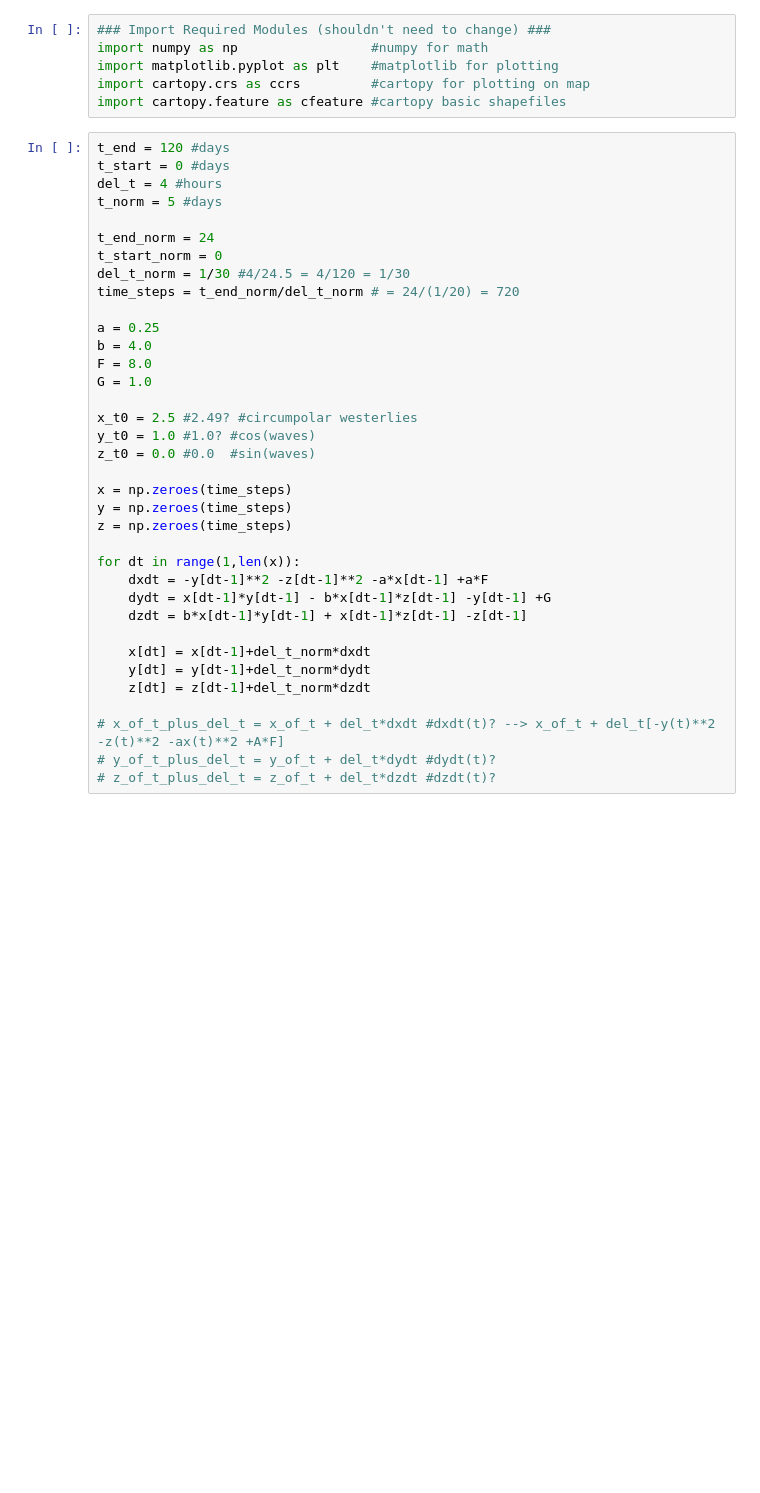
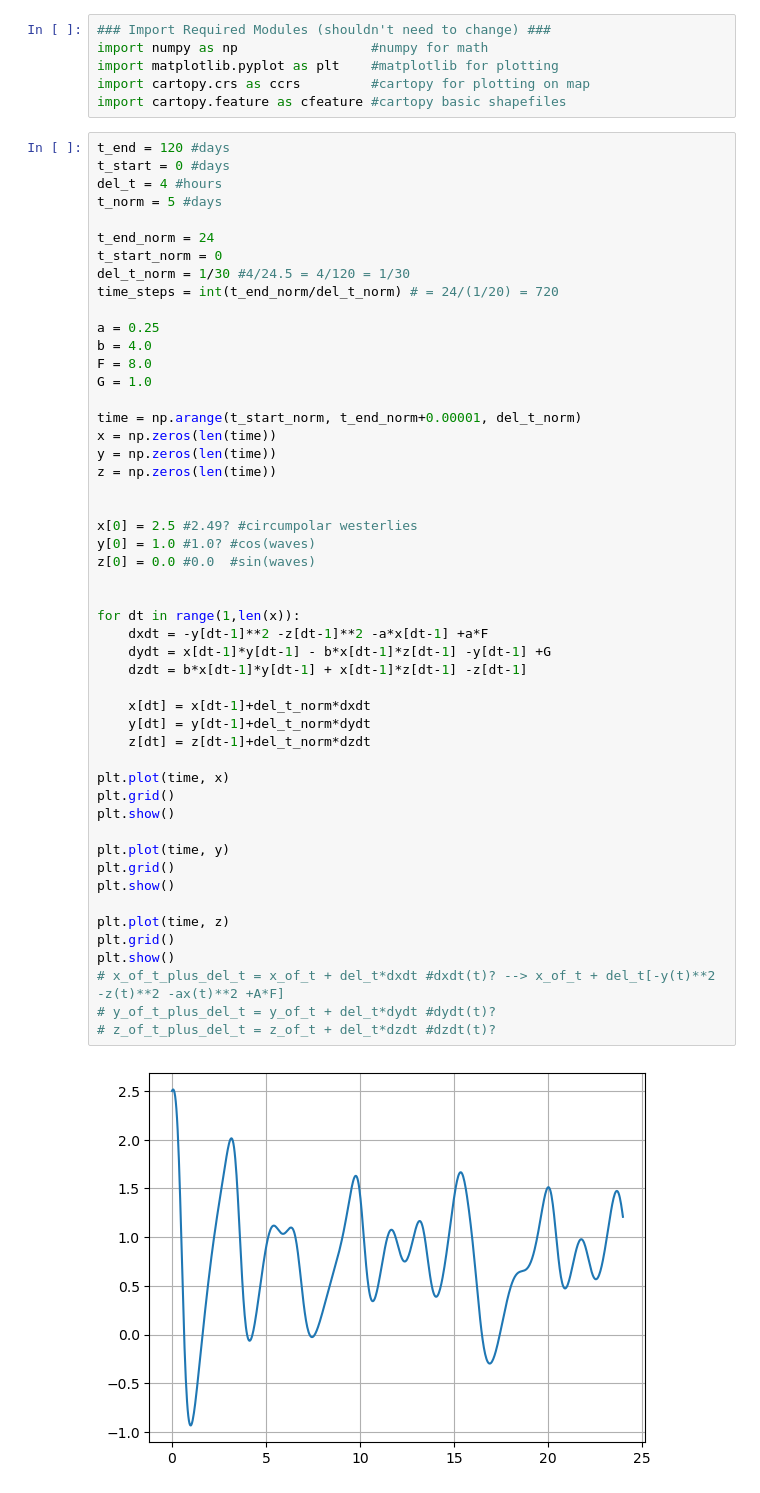
Before and after one commit to atcolehood/ATSC528, a Jupyter notebook: 04-Chaos/chaos.ipynb, the cells around one changed output. Cells and saved outputs as stored; diff of their text form; blank space fills up the shorter version.

```diff
--- a/04-Chaos/chaos.ipynb
+++ b/04-Chaos/chaos.ipynb
@@ -21,36 +21,52 @@ import cartopy.feature as cfeature #cartopy basic shapefiles
 # %%
 t_end = 120 #days
 t_start = 0 #days
 del_t = 4 #hours
 t_norm = 5 #days
 
 t_end_norm = 24
 t_start_norm = 0
 del_t_norm = 1/30 #4/24.5 = 4/120 = 1/30
-time_steps = t_end_norm/del_t_norm # = 24/(1/20) = 720
+time_steps = int(t_end_norm/del_t_norm) # = 24/(1/20) = 720
 
 a = 0.25
 b = 4.0
 F = 8.0
 G = 1.0
 
-x_t0 = 2.5 #2.49? #circumpolar westerlies
-y_t0 = 1.0 #1.0? #cos(waves)
-z_t0 = 0.0 #0.0  #sin(waves)
+time = np.arange(t_start_norm, t_end_norm+0.00001, del_t_norm)
+x = np.zeros(len(time))
+y = np.zeros(len(time))
+z = np.zeros(len(time))
 
-x = np.zeroes(time_steps)
-y = np.zeroes(time_steps)
-z = np.zeroes(time_steps)
+
+x[0] = 2.5 #2.49? #circumpolar westerlies
+y[0] = 1.0 #1.0? #cos(waves)
+z[0] = 0.0 #0.0  #sin(waves)
+
 
 for dt in range(1,len(x)):
     dxdt = -y[dt-1]**2 -z[dt-1]**2 -a*x[dt-1] +a*F
     dydt = x[dt-1]*y[dt-1] - b*x[dt-1]*z[dt-1] -y[dt-1] +G
     dzdt = b*x[dt-1]*y[dt-1] + x[dt-1]*z[dt-1] -z[dt-1]
 
     x[dt] = x[dt-1]+del_t_norm*dxdt
     y[dt] = y[dt-1]+del_t_norm*dydt
     z[dt] = z[dt-1]+del_t_norm*dzdt
 
+plt.plot(time, x)
+plt.grid()
+plt.show()
+
+plt.plot(time, y)
+plt.grid()
+plt.show()
+
+plt.plot(time, z)
+plt.grid()
+plt.show()
 # x_of_t_plus_del_t = x_of_t + del_t*dxdt #dxdt(t)? --> x_of_t + del_t[-y(t)**2 -z(t)**2 -ax(t)**2 +A*F]
 # y_of_t_plus_del_t = y_of_t + del_t*dydt #dydt(t)?
 # z_of_t_plus_del_t = z_of_t + del_t*dzdt #dzdt(t)?
+# %% [output]
+[figure, added]
```
Also changed, not shown: parts of 3 cells of this notebook.
